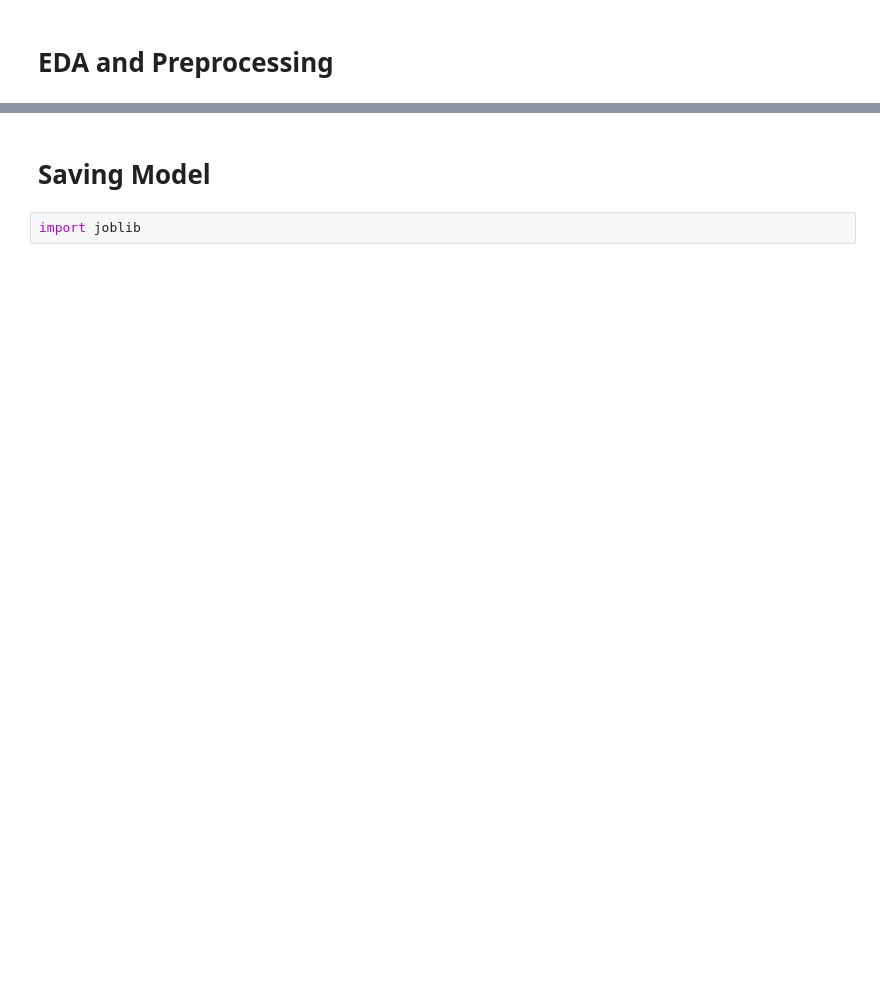
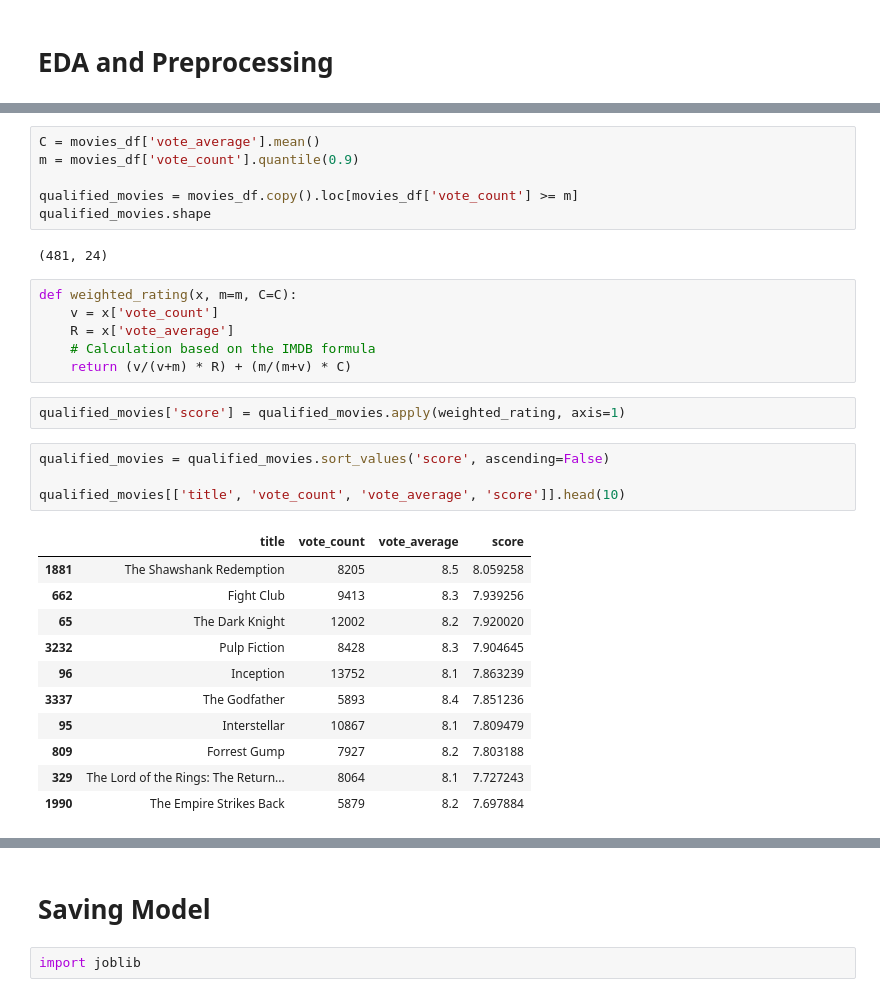
Before and after one commit to anmatngu/movie-suggestion, a Jupyter notebook: src/model.ipynb, the cells around one changed output, grey strips where cells are left out. Cells and saved outputs as stored; diff of their text form; blank space fills up the shorter version.

```diff
--- a/src/model.ipynb
+++ b/src/model.ipynb
@@ -166,0 +35,32 @@ Ham mail
+# %%
+C = movies_df['vote_average'].mean()
+m = movies_df['vote_count'].quantile(0.9)
+
+qualified_movies = movies_df.copy().loc[movies_df['vote_count'] >= m]
+qualified_movies.shape
+# %% [output]
+(481, 24)
+# %%
+def weighted_rating(x, m=m, C=C):
+    v = x['vote_count']
+    R = x['vote_average']
+    # Calculation based on the IMDB formula
+    return (v/(v+m) * R) + (m/(m+v) * C)
+# %%
+qualified_movies['score'] = qualified_movies.apply(weighted_rating, axis=1)
+# %%
+qualified_movies = qualified_movies.sort_values('score', ascending=False)
+
+qualified_movies[['title', 'vote_count', 'vote_average', 'score']].head(10)
+# %% [output]
+|  | title | vote_count | vote_average | score |
+| 1881 | The Shawshank Redemption | 8205 | 8.5 | 8.059258 |
+| 662 | Fight Club | 9413 | 8.3 | 7.939256 |
+| 65 | The Dark Knight | 12002 | 8.2 | 7.920020 |
+| 3232 | Pulp Fiction | 8428 | 8.3 | 7.904645 |
+| 96 | Inception | 13752 | 8.1 | 7.863239 |
+| 3337 | The Godfather | 5893 | 8.4 | 7.851236 |
+| 95 | Interstellar | 10867 | 8.1 | 7.809479 |
+| 809 | Forrest Gump | 7927 | 8.2 | 7.803188 |
+| 329 | The Lord of the Rings: The Return... | 8064 | 8.1 | 7.727243 |
+| 1990 | The Empire Strikes Back | 5879 | 8.2 | 7.697884 |
```
Also changed, not shown: parts of 39 cells of this notebook, 6 other files.
